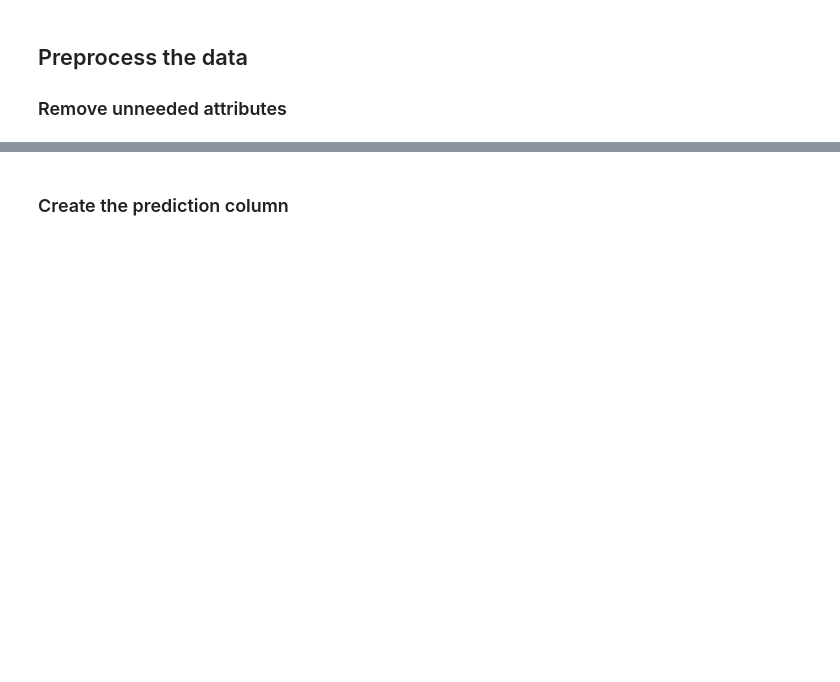
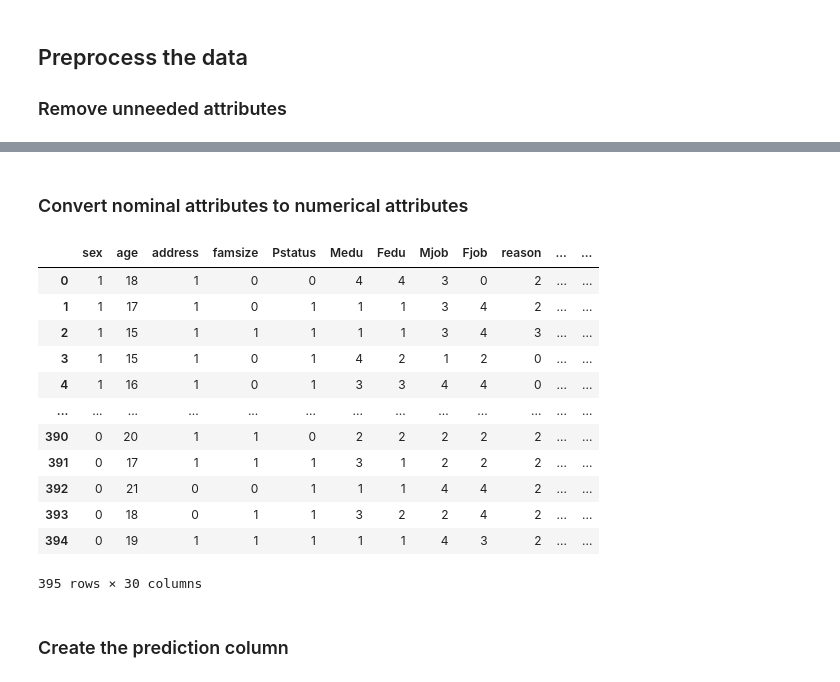
Before and after one commit to CMU-313/fall-22-hw4-extreme-sharks, a Jupyter notebook: model_build.ipynb, the cells around one changed output, grey strips where cells are left out. Cells and saved outputs as stored; diff of their text form; code cells hidden in the pictures; blank space fills up the shorter version.

```diff
--- a/model_build.ipynb
+++ b/model_build.ipynb
@@ -23,3 +73,32 @@ df.info
+# %% [markdown]
+### Convert nominal attributes to numerical attributes
+# %%
+categories = {
+    'Mjob': ['teacher', 'health', 'services', 'at_home', 'other'],
+    'Fjob': ['teacher', 'health', 'services', 'at_home', 'other'],
+    'reason': ['home', 'reputation', 'course', 'other'],
+    'guardian': ['mother', 'father', 'other'],
+}
+
+for category in categories:
+    values = categories[category]
+    df[category] = df[category].map(values.index)
+
+df
+# %% [output]
+|  | sex | age | address | famsize | Pstatus | Medu | Fedu | Mjob | Fjob | reason | ... | ... |
+| 0 | 1 | 18 | 1 | 0 | 0 | 4 | 4 | 3 | 0 | 2 | ... | ... |
+| 1 | 1 | 17 | 1 | 0 | 1 | 1 | 1 | 3 | 4 | 2 | ... | ... |
+| 2 | 1 | 15 | 1 | 1 | 1 | 1 | 1 | 3 | 4 | 3 | ... | ... |
+| 3 | 1 | 15 | 1 | 0 | 1 | 4 | 2 | 1 | 2 | 0 | ... | ... |
+| 4 | 1 | 16 | 1 | 0 | 1 | 3 | 3 | 4 | 4 | 0 | ... | ... |
+| ... | ... | ... | ... | ... | ... | ... | ... | ... | ... | ... | ... | ... |
+| 390 | 0 | 20 | 1 | 1 | 0 | 2 | 2 | 2 | 2 | 2 | ... | ... |
+| 391 | 0 | 17 | 1 | 1 | 1 | 3 | 1 | 2 | 2 | 2 | ... | ... |
+| 392 | 0 | 21 | 0 | 0 | 1 | 1 | 1 | 4 | 4 | 2 | ... | ... |
+| 393 | 0 | 18 | 0 | 1 | 1 | 3 | 2 | 2 | 4 | 2 | ... | ... |
+| 394 | 0 | 19 | 1 | 1 | 1 | 1 | 1 | 4 | 3 | 2 | ... | ... |
+395 rows × 30 columns
 # %% [markdown]
 ### Create the prediction column
 # %%
```
Also changed, not shown: parts of 7 cells of this notebook, 1 other file.
